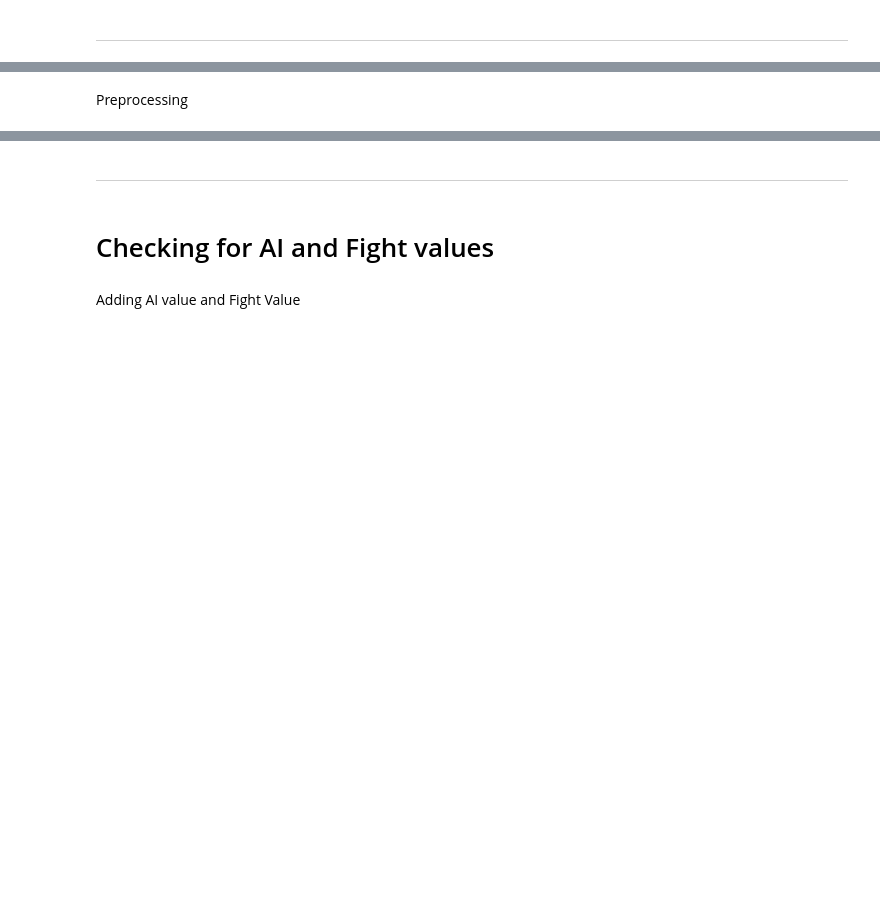
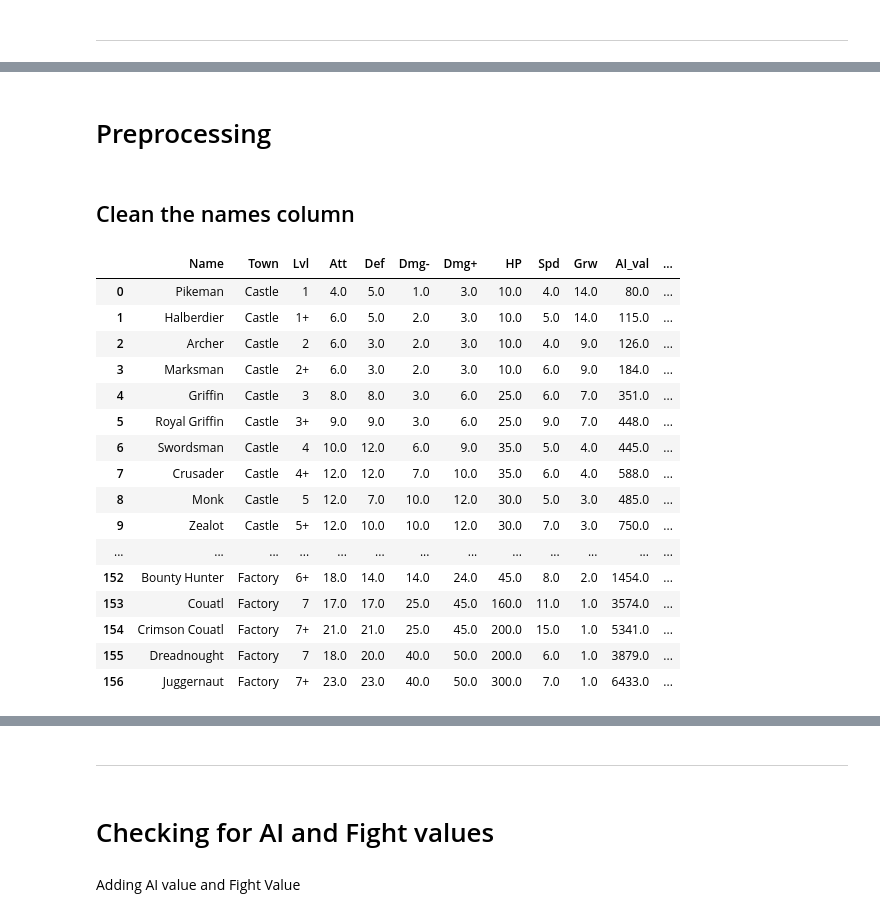
Before and after one commit to tazar09/h3_public_repo, a Jupyter notebook: h3_ds_dec2024.ipynb, the cells around one changed output, grey strips where cells are left out. Cells and saved outputs as stored; diff of their text form; code cells hidden in the pictures; blank space fills up the shorter version.

```diff
--- a/h3_ds_dec2024.ipynb
+++ b/h3_ds_dec2024.ipynb
@@ -154,6 +173,3 @@ def cumsum(df):
   df['cum_val'] = df['val_temp'].cumsum()
   df = df.drop('val_temp', axis =1, inplace=True)
   return df
-# %%
-for df in [df_castle, df_rampart, df_tower, df_inferno, df_necropolis, df_dungeon, df_stronghold, df_fortress, df_conflux, df_cove]:
-  cumsum(df)
@@ -161,0 +181,12 @@ KeyError: 'Val'
+# %%
+sum_shape = 0
+for i in list_of_castles:
+  i = i.lower()
+  df_name = f'df_{i}'
+  try:
+    df = eval(df_name)
+    print(f'{df_name}.shape: {df.shape}')
+  except:
+    print(f"DataFrame '{df_name}' not found")
+  sum_shape += df.shape[0]
+print(sum_shape)
@@ -161,0 +208,10 @@ KeyError: 'Val'
+# %%
+df_list = []
+
+for i in list_of_castles:
+  i = i.lower()
+  df_ = globals()[f'df_{i}']
+  df_list.append(df_)
+
+df = pd.concat(df_list, ignore_index = True)
+df.shape
@@ -170,5 +222,37 @@ df_towns = pd.concat([df_castle, df_rampart, df_tower, df_inferno, df_necropolis
-# %% [markdown]
-Preprocessing
+# %% [markdown]
+# Preprocessing
+# %% [markdown]
+## Clean the names column
+# %%
+def clean_names(name):
+    words = name.split()  # Split the string into words
+    mid = len(words) // 2  # Find the midpoint of the list
+    if words[:mid] == words[mid:]:  # Check if the first half matches the second half
+        return ' '.join(words[:mid])  # Keep only the first half
+    return name  # Return the original name if no match
+
+# Apply the function to the column
+df['Name'] = df['Name'].apply(clean_names)
+# %%
+df.head(158)
+# %% [output]
+|  | Name | Town | Lvl | Att | Def | Dmg- | Dmg+ | HP | Spd | Grw | AI_val | ... |
+| 0 | Pikeman | Castle | 1 | 4.0 | 5.0 | 1.0 | 3.0 | 10.0 | 4.0 | 14.0 | 80.0 | ... |
+| 1 | Halberdier | Castle | 1+ | 6.0 | 5.0 | 2.0 | 3.0 | 10.0 | 5.0 | 14.0 | 115.0 | ... |
+| 2 | Archer | Castle | 2 | 6.0 | 3.0 | 2.0 | 3.0 | 10.0 | 4.0 | 9.0 | 126.0 | ... |
+| 3 | Marksman | Castle | 2+ | 6.0 | 3.0 | 2.0 | 3.0 | 10.0 | 6.0 | 9.0 | 184.0 | ... |
+| 4 | Griffin | Castle | 3 | 8.0 | 8.0 | 3.0 | 6.0 | 25.0 | 6.0 | 7.0 | 351.0 | ... |
+| 5 | Royal Griffin | Castle | 3+ | 9.0 | 9.0 | 3.0 | 6.0 | 25.0 | 9.0 | 7.0 | 448.0 | ... |
+| 6 | Swordsman | Castle | 4 | 10.0 | 12.0 | 6.0 | 9.0 | 35.0 | 5.0 | 4.0 | 445.0 | ... |
+| 7 | Crusader | Castle | 4+ | 12.0 | 12.0 | 7.0 | 10.0 | 35.0 | 6.0 | 4.0 | 588.0 | ... |
+| 8 | Monk | Castle | 5 | 12.0 | 7.0 | 10.0 | 12.0 | 30.0 | 5.0 | 3.0 | 485.0 | ... |
+| 9 | Zealot | Castle | 5+ | 12.0 | 10.0 | 10.0 | 12.0 | 30.0 | 7.0 | 3.0 | 750.0 | ... |
+| ... | ... | ... | ... | ... | ... | ... | ... | ... | ... | ... | ... | ... |
+| 152 | Bounty Hunter | Factory | 6+ | 18.0 | 14.0 | 14.0 | 24.0 | 45.0 | 8.0 | 2.0 | 1454.0 | ... |
+| 153 | Couatl | Factory | 7 | 17.0 | 17.0 | 25.0 | 45.0 | 160.0 | 11.0 | 1.0 | 3574.0 | ... |
+| 154 | Crimson Couatl | Factory | 7+ | 21.0 | 21.0 | 25.0 | 45.0 | 200.0 | 15.0 | 1.0 | 5341.0 | ... |
+| 155 | Dreadnought | Factory | 7 | 18.0 | 20.0 | 40.0 | 50.0 | 200.0 | 6.0 | 1.0 | 3879.0 | ... |
+| 156 | Juggernaut | Factory | 7+ | 23.0 | 23.0 | 40.0 | 50.0 | 300.0 | 7.0 | 1.0 | 6433.0 | ... |
 # %%
 df_towns['Level'] = df_towns['Lvl'].str.replace('+', '.5').str.replace('*', '')
 df_towns['Level'] = df_towns['Level'].astype(float)
```
Also changed, not shown: parts of 50 cells of this notebook.
